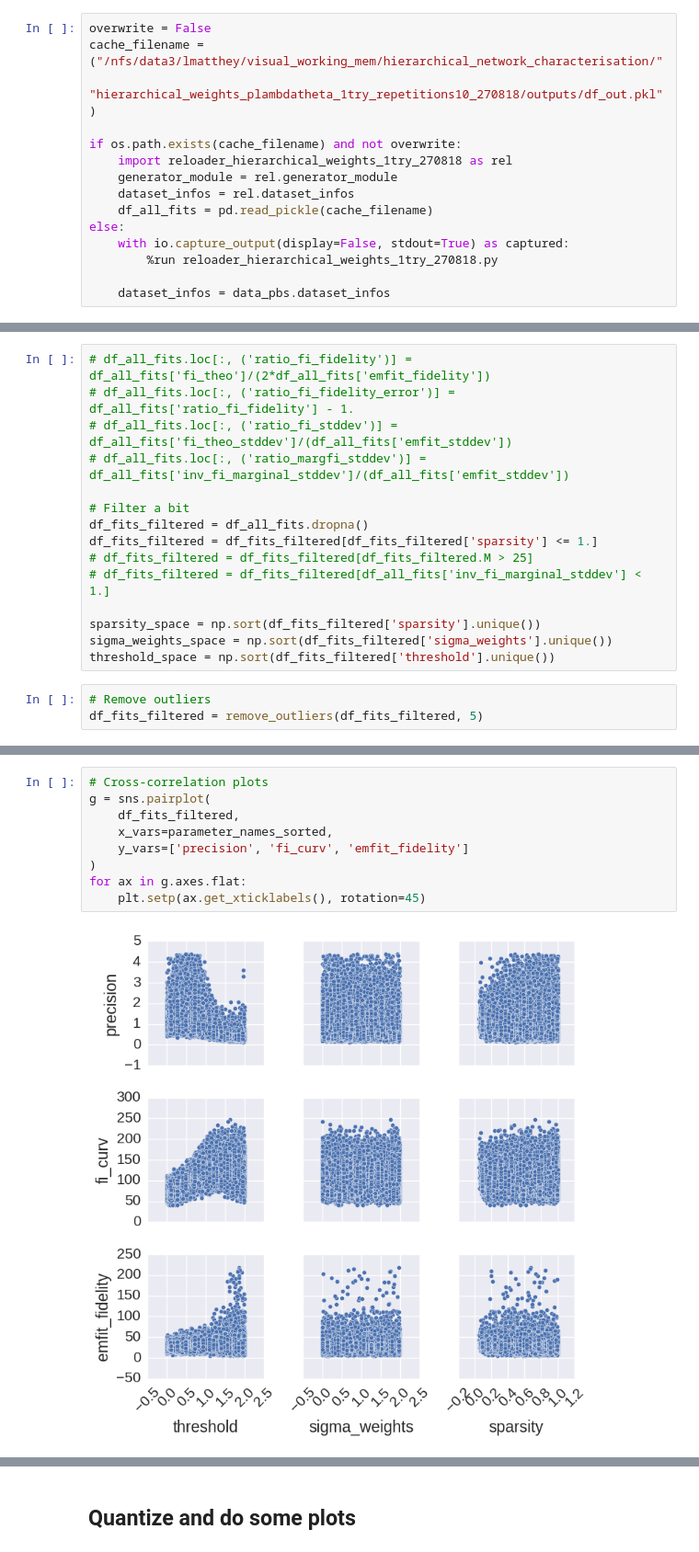
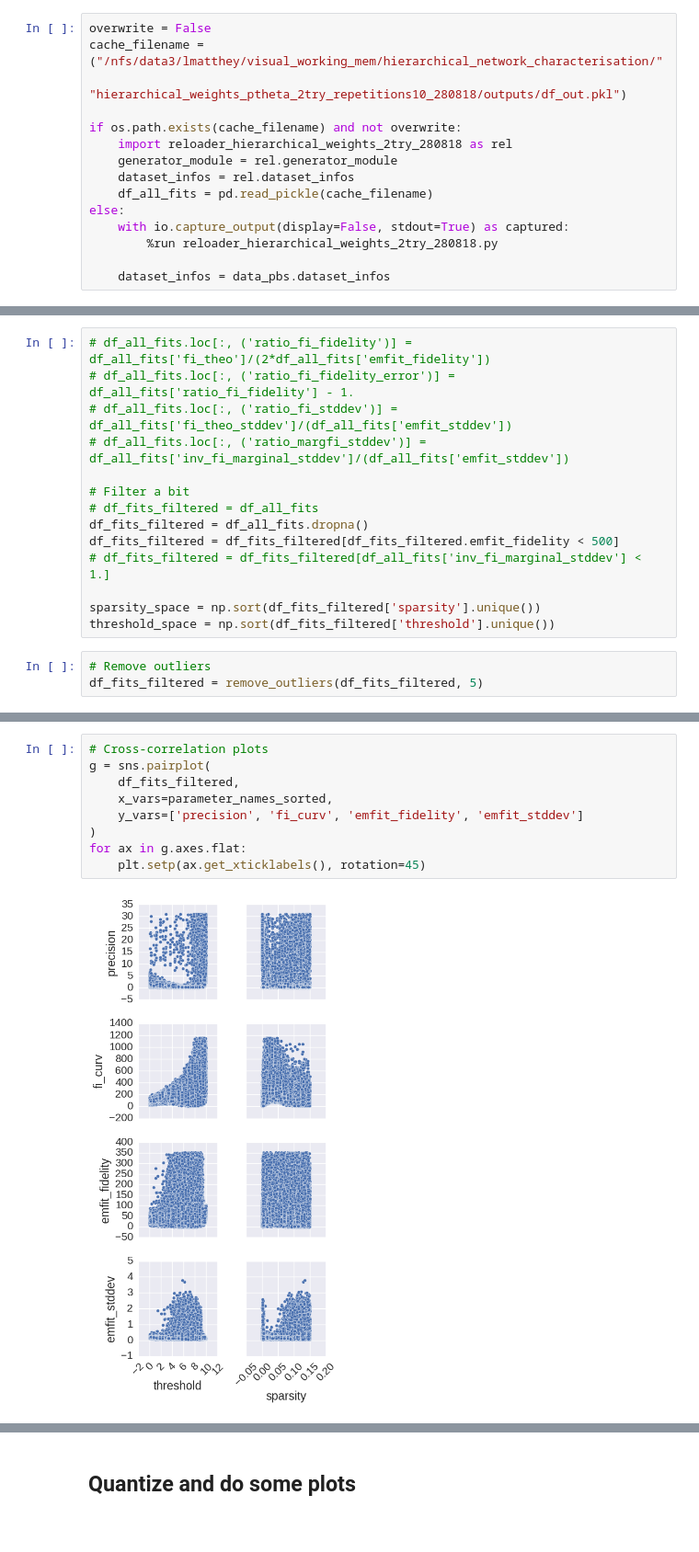
Before and after one commit to Azhag/Bayesian-visual-working-memory, a Jupyter notebook: Experiments/hierarchicalrandomnetwork_characterisation/notebook_hierarchical_weights_2try_280818.ipynb, the cells around one changed output, grey strips where cells are left out. Shown at 92% size. Cells and saved outputs as stored; diff of their text form; blank space fills up the shorter version.

Commit message:
Notebooks for hierarchical characterisation

```diff
--- a/Experiments/hierarchicalrandomnetwork_characterisation/notebook_hierarchical_weights_2try_280818.ipynb
+++ b/Experiments/hierarchicalrandomnetwork_characterisation/notebook_hierarchical_weights_2try_280818.ipynb
@@ -48,15 +52,15 @@ sns.set_context("notebook", font_scale=1.5, rc={"lines.linewidth": 2})
 # %%
 overwrite = False
 cache_filename = ("/nfs/data3/lmatthey/visual_working_mem/hierarchical_network_characterisation/"
-                  "hierarchical_weights_plambdatheta_1try_repetitions10_270818/outputs/df_out.pkl")
+                  "hierarchical_weights_ptheta_2try_repetitions10_280818/outputs/df_out.pkl")
 
 if os.path.exists(cache_filename) and not overwrite:
-    import reloader_hierarchical_weights_1try_270818 as rel
+    import reloader_hierarchical_weights_2try_280818 as rel
     generator_module = rel.generator_module
     dataset_infos = rel.dataset_infos
     df_all_fits = pd.read_pickle(cache_filename)
 else:
     with io.capture_output(display=False, stdout=True) as captured:
-        %run reloader_hierarchical_weights_1try_270818.py
+        %run reloader_hierarchical_weights_2try_280818.py
 
     dataset_infos = data_pbs.dataset_infos
@@ -206,13 +219,12 @@ else:
 # df_all_fits.loc[:, ('ratio_margfi_stddev')] = df_all_fits['inv_fi_marginal_stddev']/(df_all_fits['emfit_stddev'])
 
 # Filter a bit
+# df_fits_filtered = df_all_fits
 df_fits_filtered = df_all_fits.dropna()
-df_fits_filtered = df_fits_filtered[df_fits_filtered['sparsity'] <= 1.]
-# df_fits_filtered = df_fits_filtered[df_fits_filtered.M > 25]
+df_fits_filtered = df_fits_filtered[df_fits_filtered.emfit_fidelity < 500]
 # df_fits_filtered = df_fits_filtered[df_all_fits['inv_fi_marginal_stddev'] < 1.]
 
 sparsity_space = np.sort(df_fits_filtered['sparsity'].unique())
-sigma_weights_space = np.sort(df_fits_filtered['sigma_weights'].unique())
 threshold_space = np.sort(df_fits_filtered['threshold'].unique())
 # %%
 # Remove outliers
@@ -232,11 +244,11 @@ df_fits_filtered.describe()
 # %%
 # Cross-correlation plots
 g = sns.pairplot(
     df_fits_filtered,
     x_vars=parameter_names_sorted,
-    y_vars=['precision', 'fi_curv', 'emfit_fidelity']
+    y_vars=['precision', 'fi_curv', 'emfit_fidelity', 'emfit_stddev']
 )
 for ax in g.axes.flat:
     plt.setp(ax.get_xticklabels(), rotation=45)
 # %% [output]
-[figure, old version]
+[figure, new version]
```
Also changed, not shown: parts of 29 cells of this notebook, 1 other file.
